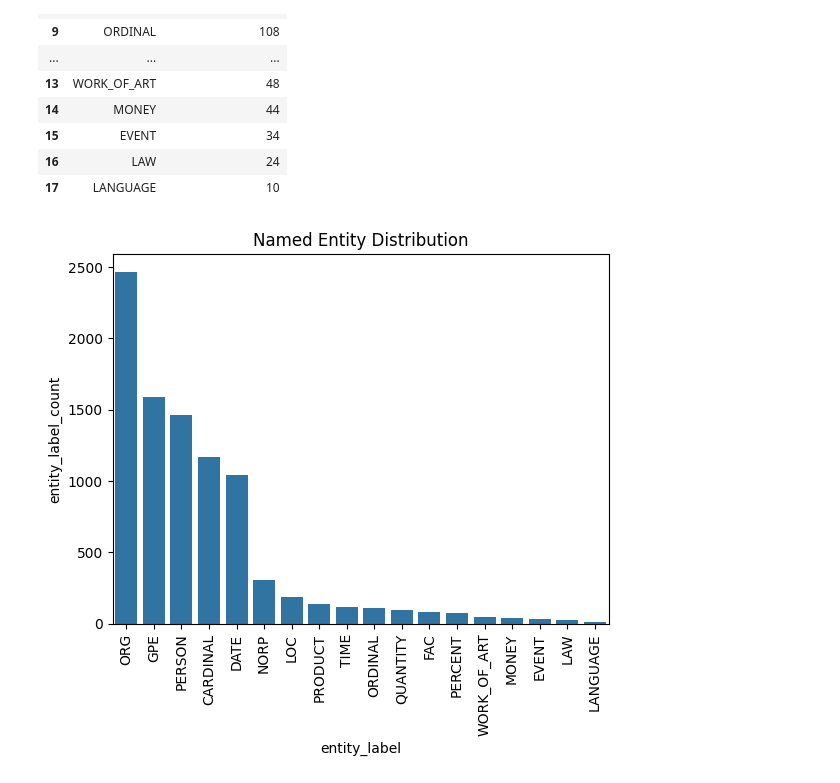
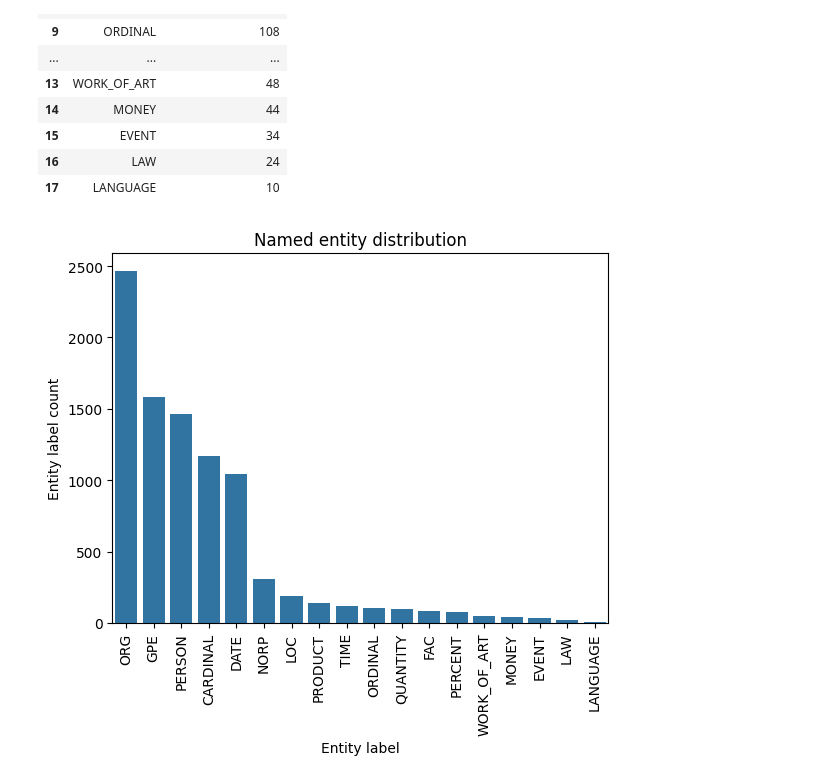
Before and after one commit to abdulwazed/Automated_MCQ_By_SLM_On_CA, a Jupyter notebook: src/03_eda_visualization.ipynb, the cells around one changed output. Drawn from its saved outputs; the diff is of its cells as text; code cells hidden in the pictures.

```diff
--- a/src/03_eda_visualization.ipynb
+++ b/src/03_eda_visualization.ipynb
@@ -209,10 +209,12 @@ ner_group_df
 # %%
 sns.barplot(data=ner_group_df,x="entity_label", y="entity_label_count")
 
 # Rotate x-axis labels to vertical
 plt.xticks(rotation=90)
 
-plt.title("Named Entity Distribution")
+plt.title("Named entity distribution")
+plt.xlabel("Entity label")
+plt.ylabel("Entity label count")
 plt.show()
 # %% [output]
-[figure, old version]
+[figure, new version]
```
Also changed, not shown: parts of 4 cells of this notebook, 11 other files.
